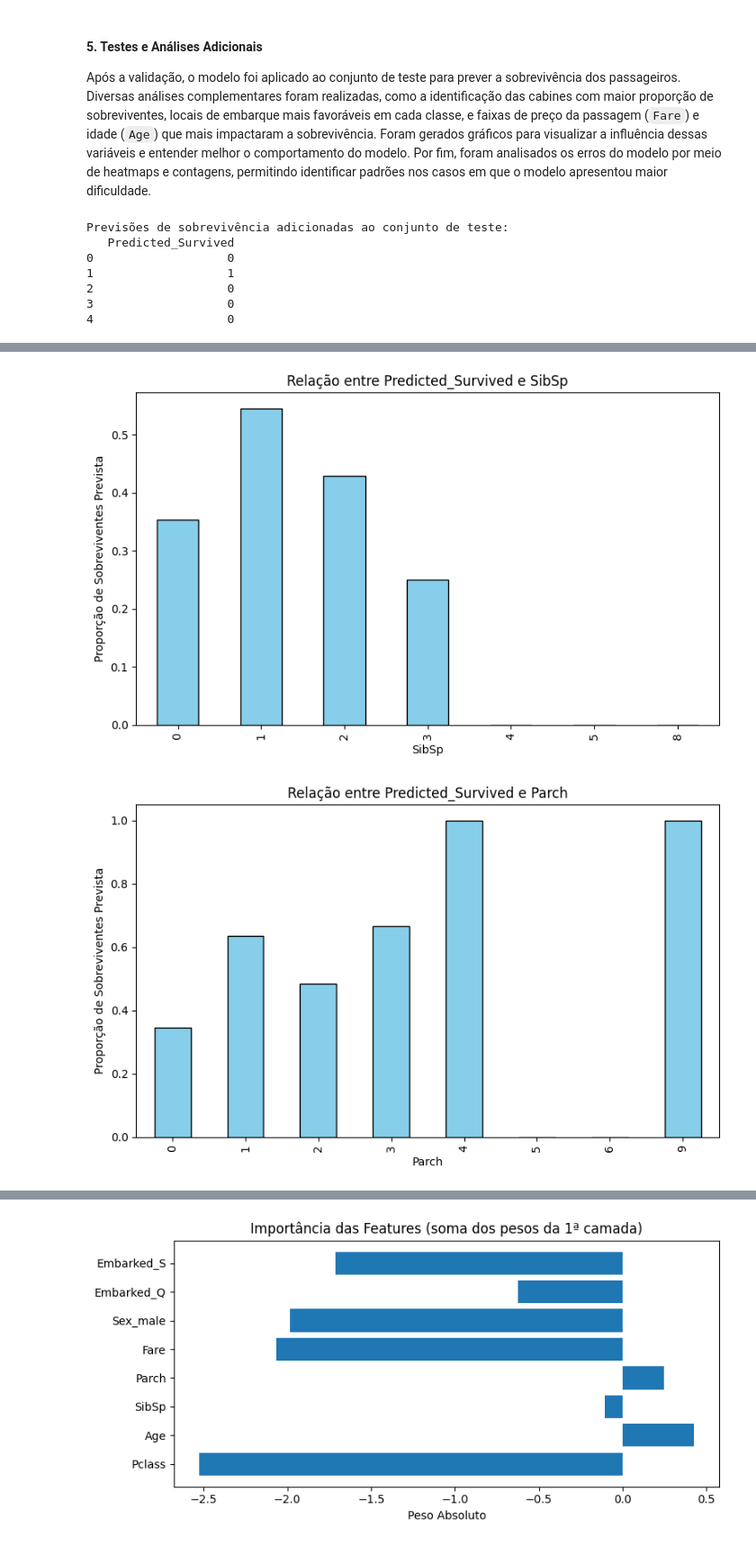
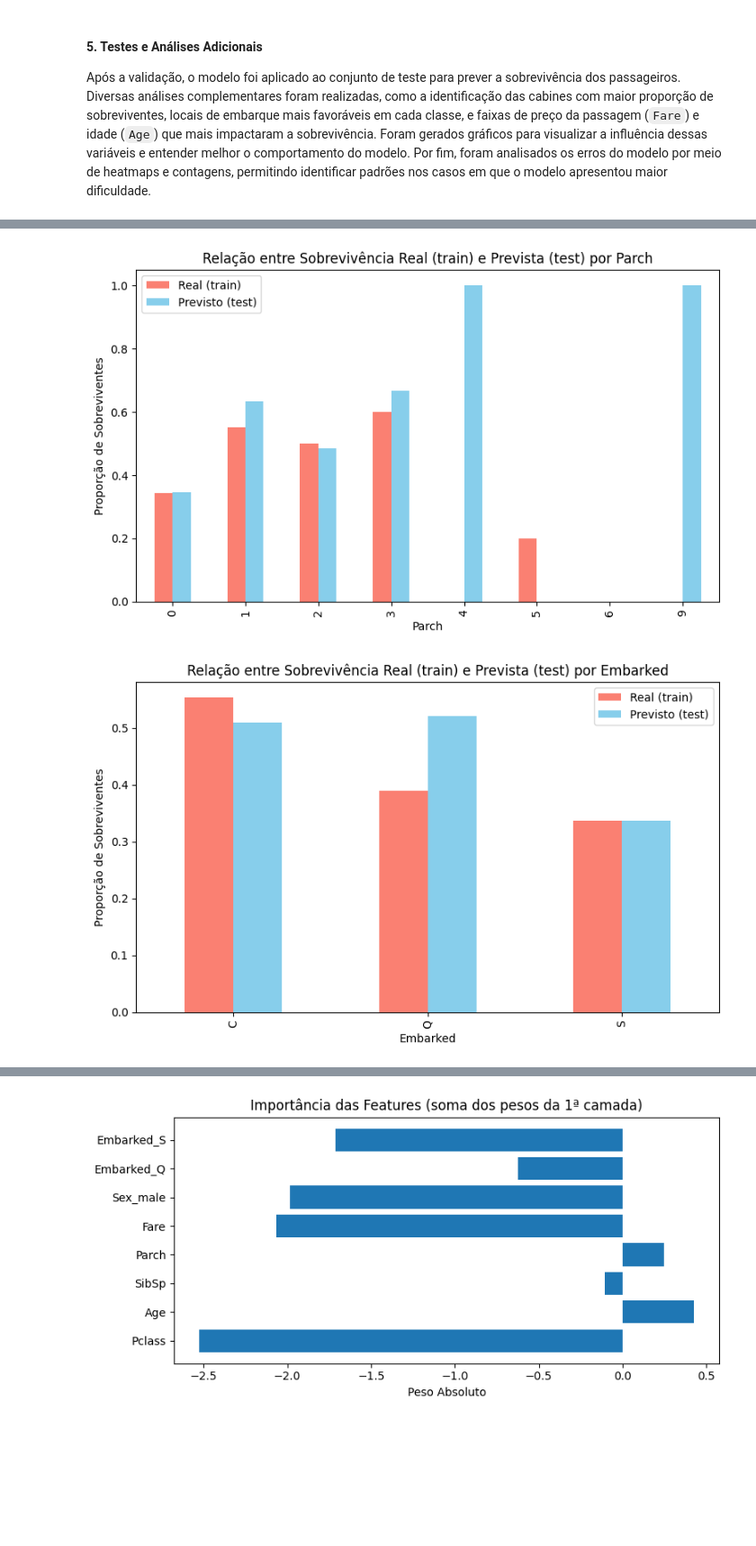
Before and after one commit to joaopedroalcn/JOAOPEDRODEALCANTARALIMA_Titanic, a Jupyter notebook: p3_titanic.ipynb, the cells around one changed output, grey strips where cells are left out. Shown at 90% size. Saved outputs shown, nothing was run; the diff lists cells and outputs as text; code cells hidden in the pictures; blank space fills up the shorter version.

```diff
--- a/p3_titanic.ipynb
+++ b/p3_titanic.ipynb
@@ -116,7 +116,7 @@ from sklearn.model_selection import train_test_split
 from sklearn.neural_network import MLPClassifier
 from sklearn.preprocessing import StandardScaler
 from imblearn.over_sampling import RandomOverSampler
-from sklearn.metrics import accuracy_score, log_loss
+from sklearn.metrics import log_loss
 
 # Seleção de features
 features = ['Pclass', 'Sex', 'Age', 'SibSp', 'Parch', 'Fare', 'Embarked']
@@ -162,9 +162,6 @@ for epoch in range(max_epochs):
     y_val_pred_proba = mlp.predict_proba(X_val_scaled)
     train_loss.append(log_loss(y_train_bal, y_train_pred_proba))
     val_loss.append(log_loss(y_val, y_val_pred_proba))
-    train_acc.append(accuracy_score(y_train_bal, y_train_pred))
-    val_acc.append(accuracy_score(y_val, y_val_pred))
-    print(f"Época {epoch+1}: Loss Treino={train_loss[-1]:.4f}, Loss Validação={val_loss[-1]:.4f}, Acc Treino={train_acc[-1]:.4f}, Acc Validação={val_acc[-1]:.4f}")
 
     # Early stopping
     if val_loss[-1] < best_val_loss - 1e-4:
@@ -186,13 +183,4 @@ plt.ylabel('Loss')
 plt.title('Curva de Loss por Época')
 plt.legend()
 plt.show()
-
-plt.figure(figsize=(10,5))
-plt.plot(train_acc, label='Acurácia Treino')
-plt.plot(val_acc, label='Acurácia Validação')
-plt.xlabel('Época')
-plt.ylabel('Acurácia')
-plt.title('Curva de Acurácia por Época')
-plt.legend()
-plt.show()
 # %% [output]
@@ -284,36 +255,28 @@ y_test_pred_proba = mlp.predict_proba(X_test_scaled)
 
 # Exibindo as previsões
 test_df['Predicted_Survived'] = y_test_pred
-print("Previsões de sobrevivência adicionadas ao conjunto de teste:")
-print(test_df[['Predicted_Survived']].head())
 
 # Plotando distribuição de probabilidades
 plt.figure(figsize=(8,5))
 plt.hist(y_test_pred_proba[:, 1], bins=20, color='skyblue', edgecolor='black')
-plt.title('Distribuição de Probabilidades - Teste')
+plt.title('Quantidade de pessoas por probabilidade de sobrevivência (Teste)')
 plt.xlabel('Probabilidade de Sobrevivência')
-plt.ylabel('Frequência')
+plt.ylabel('Quantidade de pessoas')
 plt.tight_layout()
 plt.show()
 
 # Plotando relação entre 'Predicted_Survived' e cada feature
-for feature in features:
+for feature in ['Pclass', 'Sex', 'SibSp', 'Parch', 'Embarked']:
     plt.figure(figsize=(8,5))
-    if feature in ['Pclass', 'Sex', 'SibSp', 'Parch', 'Embarked']:  # Features categóricas
-        test_df.groupby(feature)['Predicted_Survived'].mean().plot(kind='bar', color='skyblue', edgecolor='black')
-        plt.ylabel('Proporção de Sobreviventes Prevista')
-    else:  # Features numéricas
-        plt.scatter(test_df[feature], test_df['Predicted_Survived'], alpha=0.5, color='skyblue', edgecolor='black')
-        plt.ylabel('Sobrevivência Prevista')
-    plt.title(f'Relação entre Predicted_Survived e {feature}')
+    # Proporção de sobreviventes prevista (teste)
+    pred = test_df.groupby(feature)['Predicted_Survived'].mean()
+    # Proporção de sobreviventes real (treino)
+    real = train_df.groupby(feature)['Survived'].mean()
+    df_plot = pd.DataFrame({'Real (train)': real, 'Previsto (test)': pred})
+    df_plot.plot(kind='bar', ax=plt.gca(), color=['salmon', 'skyblue'])
+    plt.ylabel('Proporção de Sobreviventes')
+    plt.title(f'Relação entre Sobrevivência Real (train) e Prevista (test) por {feature}')
     plt.xlabel(feature)
     plt.tight_layout()
     plt.show()
 # %% [output]
-Previsões de sobrevivência adicionadas ao conjunto de teste:
-   Predicted_Survived
-0                   0
-1                   1
-2                   0
-3                   0
-4                   0
@@ -324,2 +287,2 @@ Previsões de sobrevivência adicionadas ao conjunto de teste:
-[figure, old version]
+[figure, new version]
-[figure, old version]
+[figure, new version]
```
Also changed, not shown: parts of 7 cells of this notebook.
